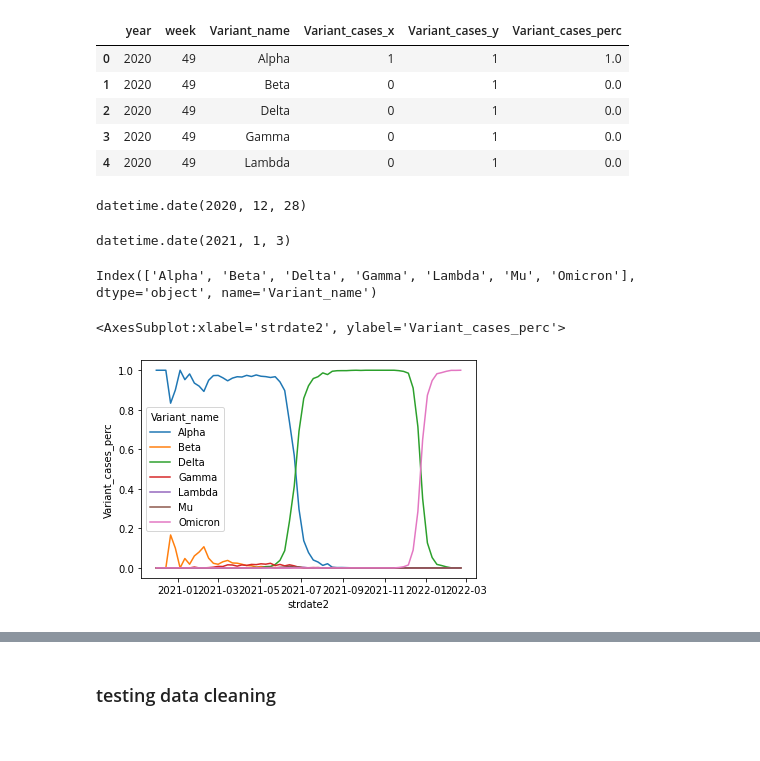
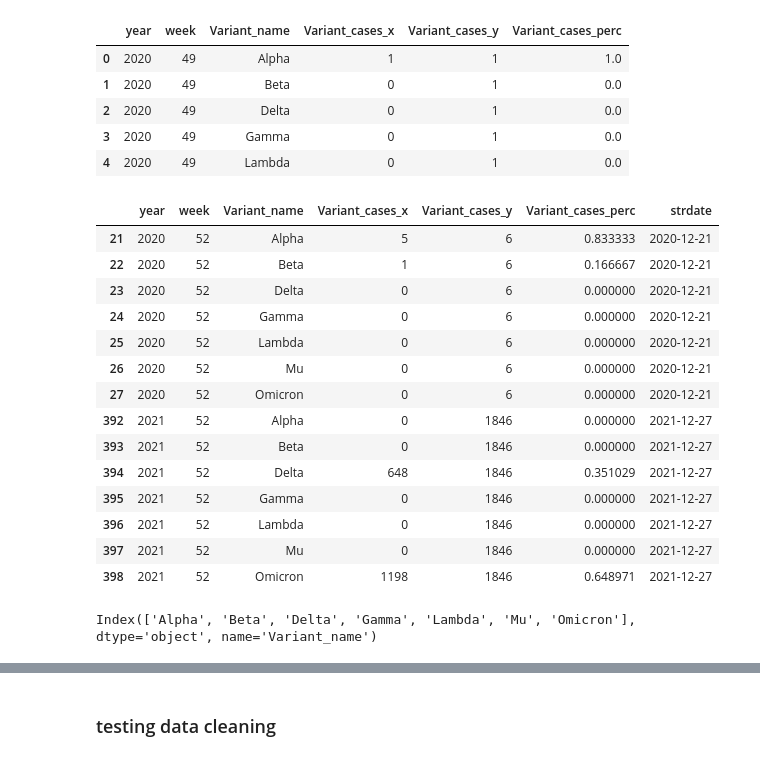
Before and after one commit to XiaoqiongGu/Armas_Chandra_2022_CovidVaccine, a Jupyter notebook: clinical_vs_wastewater.ipynb, the cells around one changed output, grey strips where cells are left out. Saved outputs shown, nothing was run; the diff lists cells and outputs as text; code cells hidden in the pictures.

```diff
--- a/clinical_vs_wastewater.ipynb
+++ b/clinical_vs_wastewater.ipynb
@@ -134,17 +88,23 @@ def week2date(x):
     r = datetime.datetime.strptime(input, '%G %V %u').date()
     return r
 
-df_variant_agg_week['strdate2'] = df_variant_agg_week.apply(week2date,axis=1)
+df_variant_agg_week['strdate'] = df_variant_agg_week.apply(week2date,axis=1)
-# %%
-datetime.datetime.strptime('2020 53 1', '%G %V %u').date()
-# %% [output]
-datetime.date(2020, 12, 28)
-# %%
-def week2date(d):
-    r = datetime.datetime.strptime(d + '-0', "%Y-%W-%w").date()
-    return r
-
-week2date('2020-52')
-# %% [output]
-datetime.date(2021, 1, 3)
+# %%
+df_variant_agg_week[df_variant_agg_week['week'] ==52]
+# %% [output]
+|  | year | week | Variant_name | Variant_cases_x | Variant_cases_y | Variant_cases_perc | strdate |
+| 21 | 2020 | 52 | Alpha | 5 | 6 | 0.833333 | 2020-12-21 |
+| 22 | 2020 | 52 | Beta | 1 | 6 | 0.166667 | 2020-12-21 |
+| 23 | 2020 | 52 | Delta | 0 | 6 | 0.000000 | 2020-12-21 |
+| 24 | 2020 | 52 | Gamma | 0 | 6 | 0.000000 | 2020-12-21 |
+| 25 | 2020 | 52 | Lambda | 0 | 6 | 0.000000 | 2020-12-21 |
+| 26 | 2020 | 52 | Mu | 0 | 6 | 0.000000 | 2020-12-21 |
+| 27 | 2020 | 52 | Omicron | 0 | 6 | 0.000000 | 2020-12-21 |
+| 392 | 2021 | 52 | Alpha | 0 | 1846 | 0.000000 | 2021-12-27 |
+| 393 | 2021 | 52 | Beta | 0 | 1846 | 0.000000 | 2021-12-27 |
+| 394 | 2021 | 52 | Delta | 648 | 1846 | 0.351029 | 2021-12-27 |
+| 395 | 2021 | 52 | Gamma | 0 | 1846 | 0.000000 | 2021-12-27 |
+| 396 | 2021 | 52 | Lambda | 0 | 1846 | 0.000000 | 2021-12-27 |
+| 397 | 2021 | 52 | Mu | 0 | 1846 | 0.000000 | 2021-12-27 |
+| 398 | 2021 | 52 | Omicron | 1198 | 1846 | 0.648971 | 2021-12-27 |
 # %%
@@ -158,9 +118,3 @@ Index(['Alpha', 'Beta', 'Delta', 'Gamma', 'Lambda', 'Mu', 'Omicron'], dtype='obj
 df_variant_agg_week_pivot_v2 = df_variant_agg_week_pivot.copy()
 df_variant_agg_week_pivot_v2['other coronavirus variants'] = df_variant_agg_week_pivot_v2['Lambda'] + df_variant_agg_week_pivot_v2['Mu']
 df_variant_agg_week_pivot_v2 = df_variant_agg_week_pivot_v2.drop(['Lambda','Mu'],axis=1)
-# %%
-fig,ax = plt.subplots()
-sns.lineplot(data=df_variant_agg_week, x='strdate2',y='Variant_cases_perc',hue='Variant_name',ax=ax)
-# %% [output]
-<AxesSubplot:xlabel='strdate2', ylabel='Variant_cases_perc'>
-[figure, removed]
```
Also changed, not shown: parts of 47 cells of this notebook, 5 other files.
